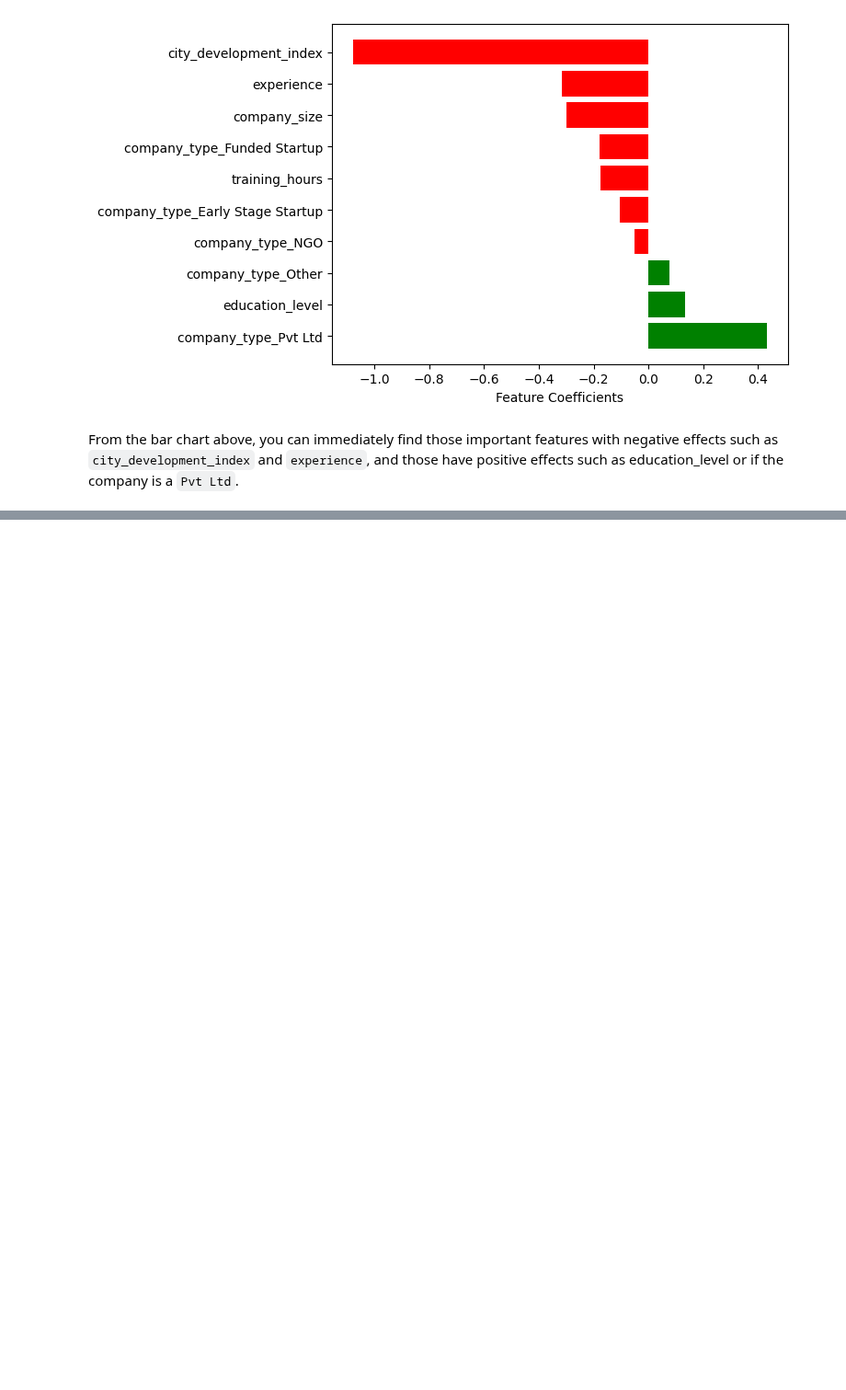
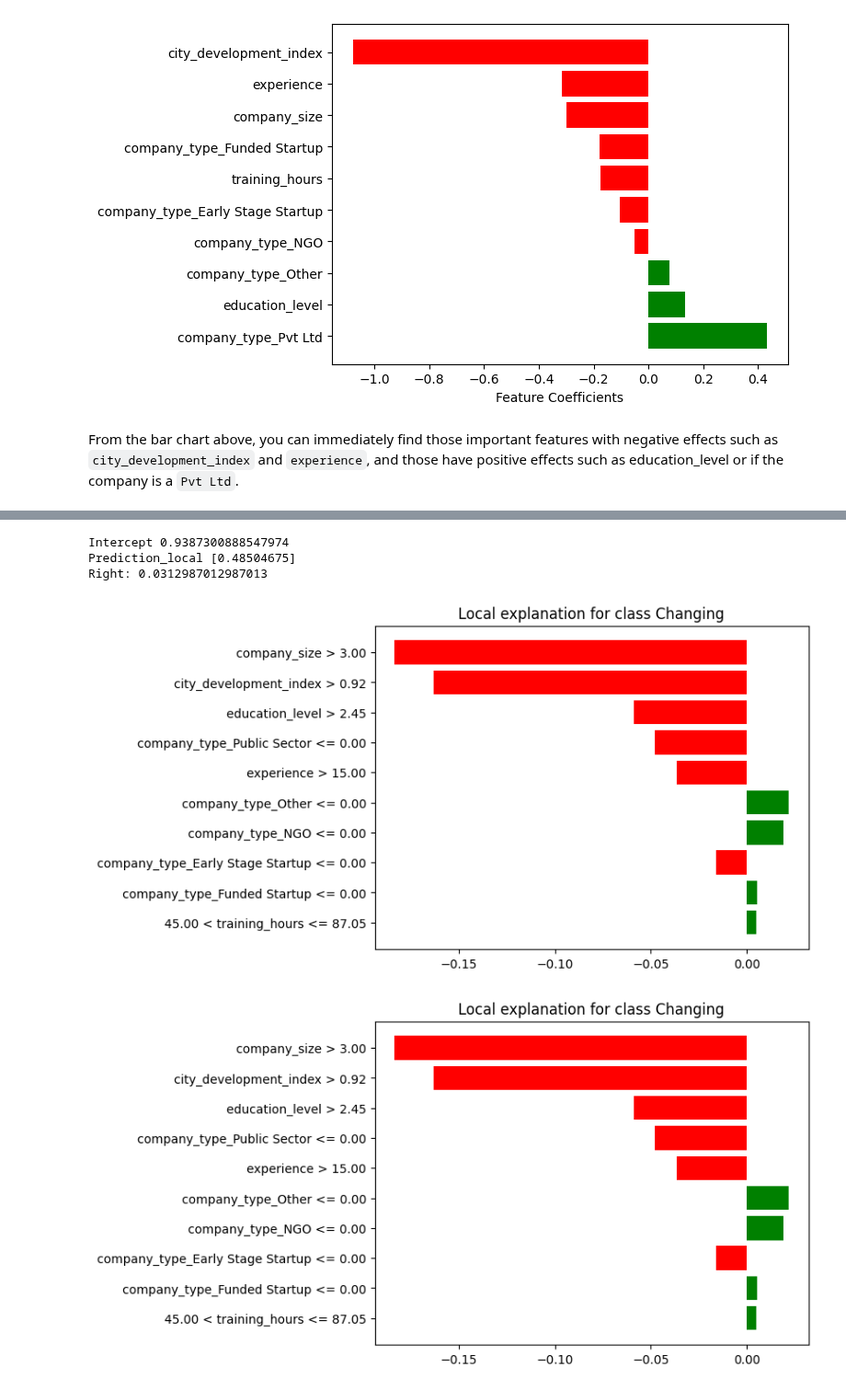
Before and after one commit to Mark-Barbaric/IBM_Machine_Learning_Certificate, a Jupyter notebook: Supervised_Machine_Learning_Classification/week6/model_agnostic_explanations.ipynb, the cells around one changed output, grey strips where cells are left out. Shown at 92% size. Drawn from its saved outputs; the diff is of its cells as text; code cells hidden in the pictures; blank space fills up the shorter version.

Commit message:
classification_week6 - finished first lab.

```diff
--- a/Supervised_Machine_Learning_Classification/week6/model_agnostic_explanations.ipynb
+++ b/Supervised_Machine_Learning_Classification/week6/model_agnostic_explanations.ipynb
@@ -367,0 +370,8 @@ From the bar chart above, you can immediately find those important features with
+# %%
+global_surrogate = DecisionTreeClassifier(
+    random_state=123,
+    max_depth=5,
+    max_features=10
+)
+# %%
+global_surrogate.fit(X_test, y_blackbox)
@@ -367,0 +422,9 @@ From the bar chart above, you can immediately find those important features with
+# %%
+explainer = lime.lime_tabular.LimeTabularExplainer(
+    training_data=X_test.values,
+    mode='classification',
+    class_names=['Not Changing', 'Changing'],
+    feature_names=list(X_train.columns),
+    random_state=123,
+    verbose=True
+)
@@ -367,0 +433,5 @@ From the bar chart above, you can immediately find those important features with
+# %%
+instance_index = 19
+selected_instance = X_test.iloc[[instance_index]]
+lime_test_instance = selected_instance.values.reshape(-1)
+selected_instance
@@ -367,0 +451,13 @@ From the bar chart above, you can immediately find those important features with
+# %%
+exp = explainer.explain_instance(
+    lime_test_instance,
+    random_forest_classifier.predict_proba,
+    num_features=10
+)
+exp.as_pyplot_figure()
+# %% [output]
+Intercept 0.9387300888547974
+Prediction_local [0.48504675]
+Right: 0.0312987012987013
+[figure, added]
+[figure, added]
```
Also changed, not shown: parts of 14 cells of this notebook.
